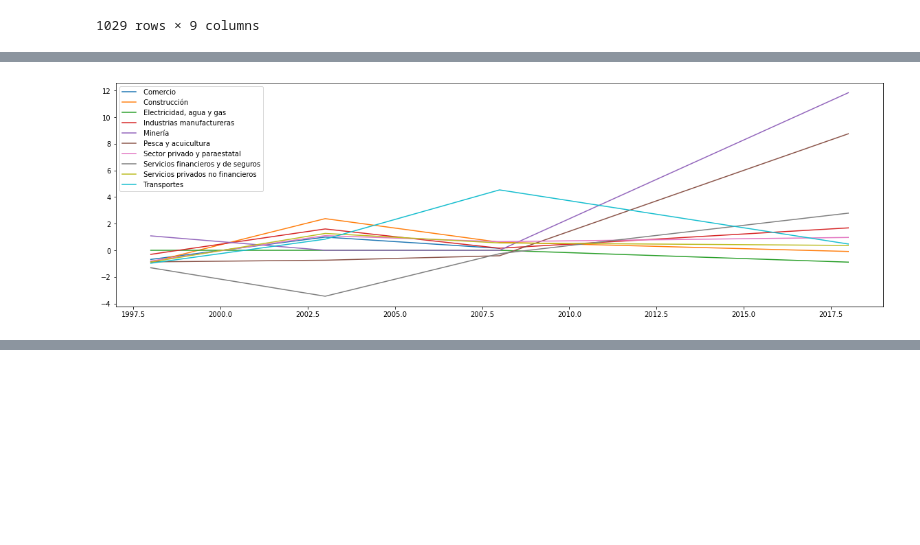
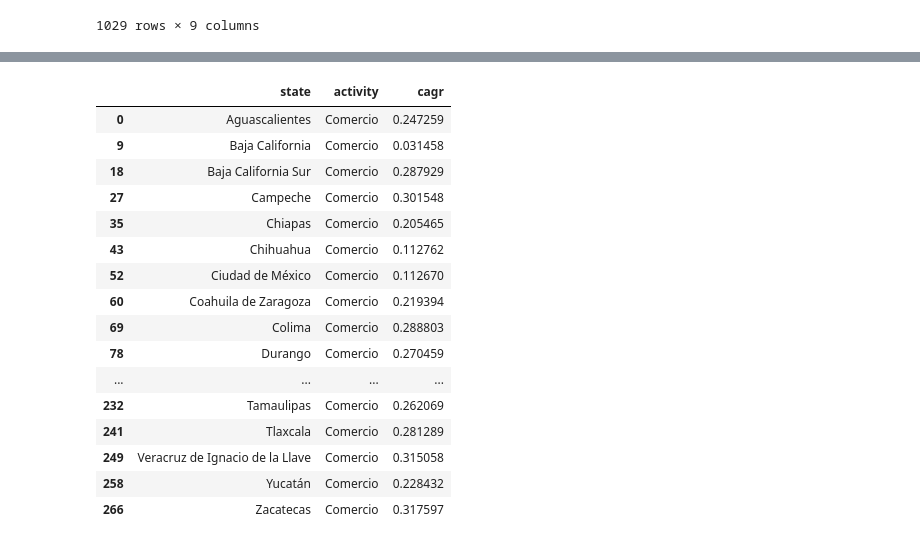
Before and after one commit to damontufar/project1, a Jupyter notebook: data_cleanup/inegi_data.ipynb, the cells around one changed output, grey strips where cells are left out. Drawn from its saved outputs; the diff is of its cells as text; code cells hidden in the pictures; blank space fills up the shorter version.

```diff
--- a/data_cleanup/inegi_data.ipynb
+++ b/data_cleanup/inegi_data.ipynb
@@ -374,16 +388 @@ plt.show()
-# %%
-
-
-
-#Plotting multiple line graphs, one for each activity within the same state
-actividades = activity_df.index.get_level_values(1).unique()
-for actividad in actividades:
-    test_df = activity_df[
-                        (activity_df.index.get_level_values(0)=="Zacatecas")\
-                      & (activity_df.index.get_level_values(1)==actividad)]#["Margen por unidad económica"]
-    plt.plot(test_df.index.get_level_values(2), test_df["Margen por unidad económica"])
-plt.legend(actividades)
-plt.show()
-# %% [output]
-[figure, removed]
 # %%
@@ -404,3 +403,23 @@ fig.add_layer(heat_layer)
 fig
 # %% [output]
 [interactive output not drawn]
+# %%
+one_activity.head(32)
+# %% [output]
+|  | state | activity | cagr |
+| 0 | Aguascalientes | Comercio | 0.247259 |
+| 9 | Baja California | Comercio | 0.031458 |
+| 18 | Baja California Sur | Comercio | 0.287929 |
+| 27 | Campeche | Comercio | 0.301548 |
+| 35 | Chiapas | Comercio | 0.205465 |
+| 43 | Chihuahua | Comercio | 0.112762 |
+| 52 | Ciudad de México | Comercio | 0.112670 |
+| 60 | Coahuila de Zaragoza | Comercio | 0.219394 |
+| 69 | Colima | Comercio | 0.288803 |
+| 78 | Durango | Comercio | 0.270459 |
+| ... | ... | ... | ... |
+| 232 | Tamaulipas | Comercio | 0.262069 |
+| 241 | Tlaxcala | Comercio | 0.281289 |
+| 249 | Veracruz de Ignacio de la Llave | Comercio | 0.315058 |
+| 258 | Yucatán | Comercio | 0.228432 |
+| 266 | Zacatecas | Comercio | 0.317597 |
```
Also changed, not shown: parts of 5 cells of this notebook.
